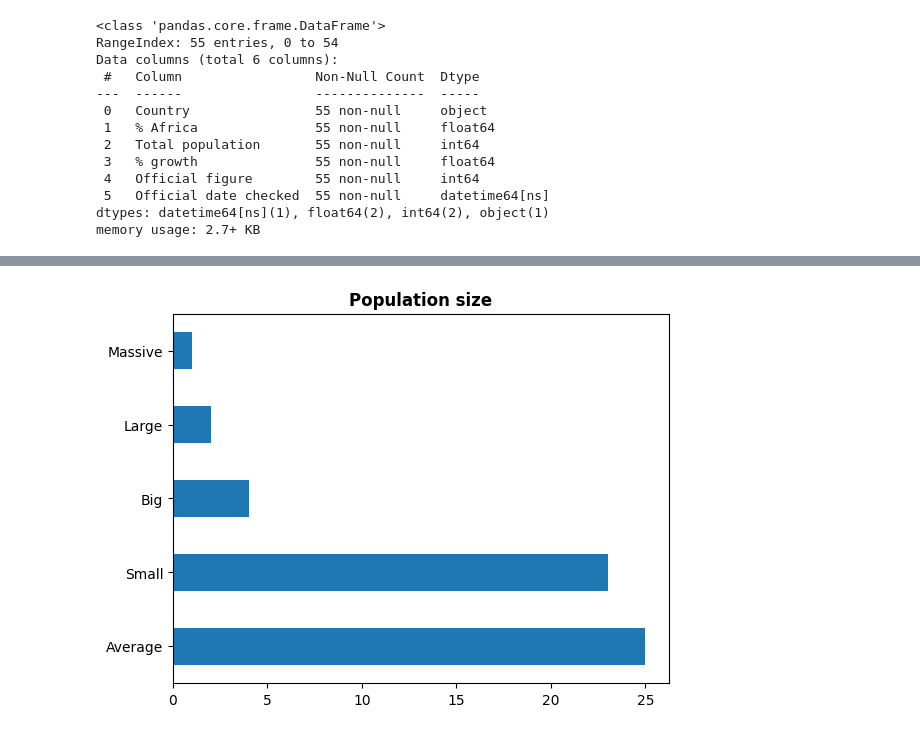
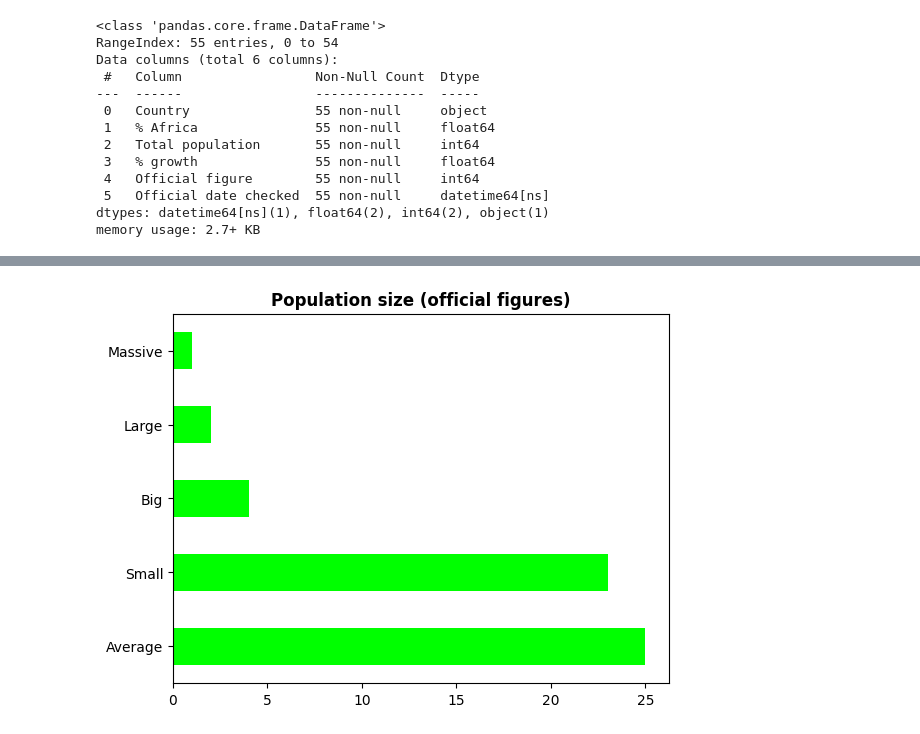
Before and after one commit to guilhermelaviola/DataScienceAreaAndPopulation, a Jupyter notebook: AfricaPopulationStudy.ipynb, the cells around one changed output, grey strips where cells are left out. Saved outputs shown, nothing was run; the diff lists cells and outputs as text; code cells hidden in the pictures.

```diff
--- a/AfricaPopulationStudy.ipynb
+++ b/AfricaPopulationStudy.ipynb
@@ -126,10 +124,10 @@ df.head(10)
 | 8 | Sudan | 0.033 | 48109006 | 0.026 | 41984500 | 2018-07-01 | 1 | ... |
 | 9 | Algeria | 0.031 | 45606481 | 0.016 | 44700000 | 2021-01-01 | 1 | ... |
 # %%
-# Displaying the movie rating classification based on the algorithm above:
-df['Population classification'].value_counts().plot(kind = 'barh')
+# Displaying the population classification for the official figures based on the algorithm above:
+df['Population classification'].value_counts().plot(kind = 'barh', color = 'lime')
 plt.ylabel(None)
-plt.title('Population size', fontweight = 'bold')
+plt.title('Population size (official figures)', fontweight = 'bold')
 plt.show()
 # %% [output]
-[figure, old version]
+[figure, new version]
```
Also changed, not shown: parts of 6 cells of this notebook.
